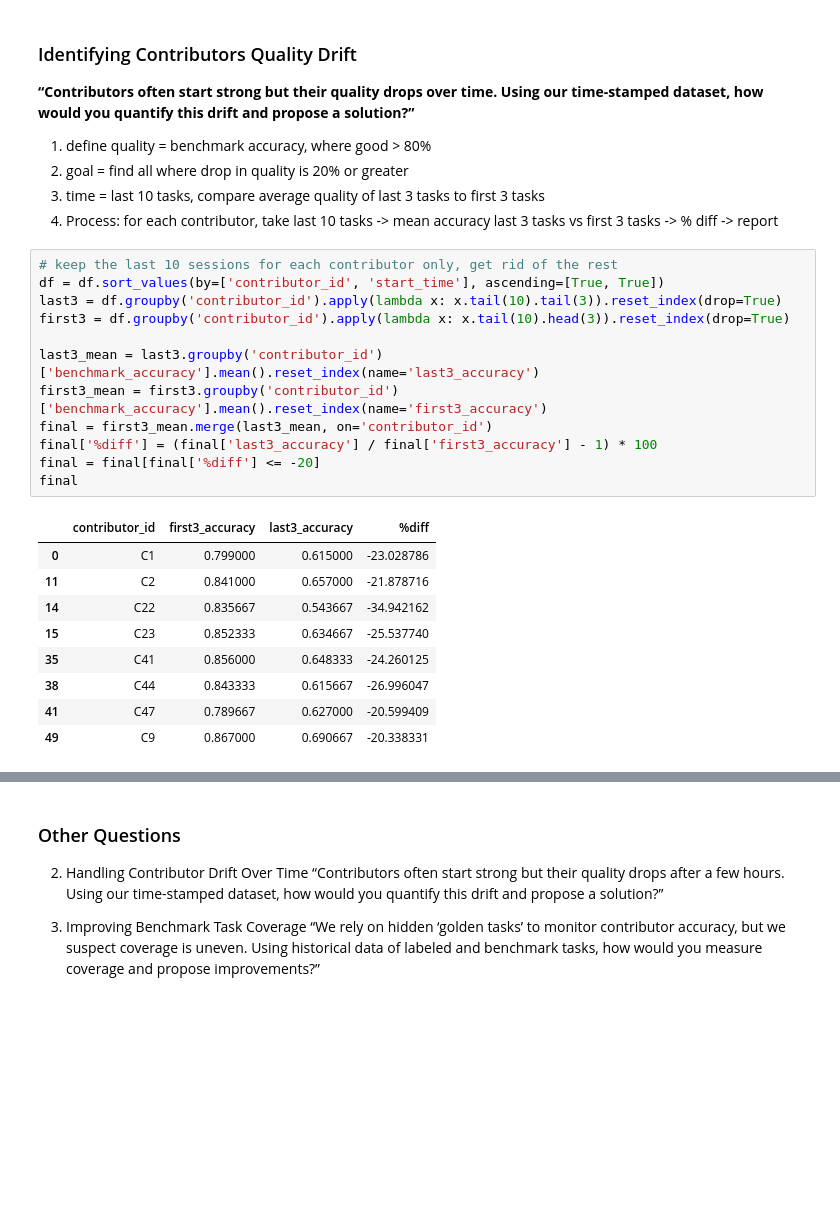
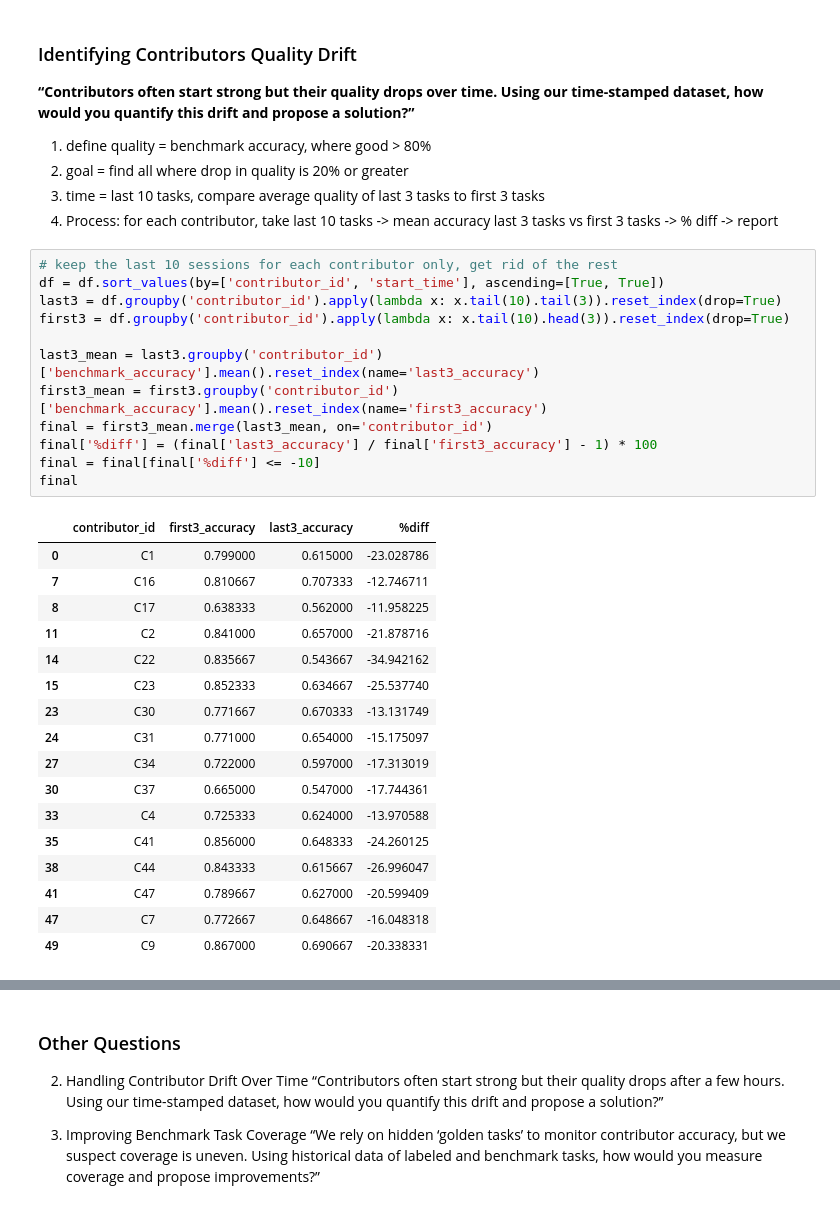
Before and after one commit to bayek10/data-analysis, a Jupyter notebook: AI_data_labeler_quality_analysis.ipynb, the cells around one changed output, grey strips where cells are left out. Cells and saved outputs as stored; diff of their text form; blank space fills up the shorter version.

```diff
--- a/AI_data_labeler_quality_analysis.ipynb
+++ b/AI_data_labeler_quality_analysis.ipynb
@@ -220,22 +220,30 @@ plt.show()
 # %%
 # keep the last 10 sessions for each contributor only, get rid of the rest
 df = df.sort_values(by=['contributor_id', 'start_time'], ascending=[True, True])
 last3 = df.groupby('contributor_id').apply(lambda x: x.tail(10).tail(3)).reset_index(drop=True)
 first3 = df.groupby('contributor_id').apply(lambda x: x.tail(10).head(3)).reset_index(drop=True)
 
 last3_mean = last3.groupby('contributor_id')['benchmark_accuracy'].mean().reset_index(name='last3_accuracy')
 first3_mean = first3.groupby('contributor_id')['benchmark_accuracy'].mean().reset_index(name='first3_accuracy')
 final = first3_mean.merge(last3_mean, on='contributor_id')
 final['%diff'] = (final['last3_accuracy'] / final['first3_accuracy'] - 1) * 100
-final = final[final['%diff'] <= -20]
+final = final[final['%diff'] <= -10]
 final
 # %% [output]
 |  | contributor_id | first3_accuracy | last3_accuracy | %diff |
 | 0 | C1 | 0.799000 | 0.615000 | -23.028786 |
+| 7 | C16 | 0.810667 | 0.707333 | -12.746711 |
+| 8 | C17 | 0.638333 | 0.562000 | -11.958225 |
 | 11 | C2 | 0.841000 | 0.657000 | -21.878716 |
 | 14 | C22 | 0.835667 | 0.543667 | -34.942162 |
 | 15 | C23 | 0.852333 | 0.634667 | -25.537740 |
+| 23 | C30 | 0.771667 | 0.670333 | -13.131749 |
+| 24 | C31 | 0.771000 | 0.654000 | -15.175097 |
+| 27 | C34 | 0.722000 | 0.597000 | -17.313019 |
+| 30 | C37 | 0.665000 | 0.547000 | -17.744361 |
+| 33 | C4 | 0.725333 | 0.624000 | -13.970588 |
 | 35 | C41 | 0.856000 | 0.648333 | -24.260125 |
 | 38 | C44 | 0.843333 | 0.615667 | -26.996047 |
 | 41 | C47 | 0.789667 | 0.627000 | -20.599409 |
+| 47 | C7 | 0.772667 | 0.648667 | -16.048318 |
 | 49 | C9 | 0.867000 | 0.690667 | -20.338331 |
```
Also changed, not shown: parts of 2 cells of this notebook.
